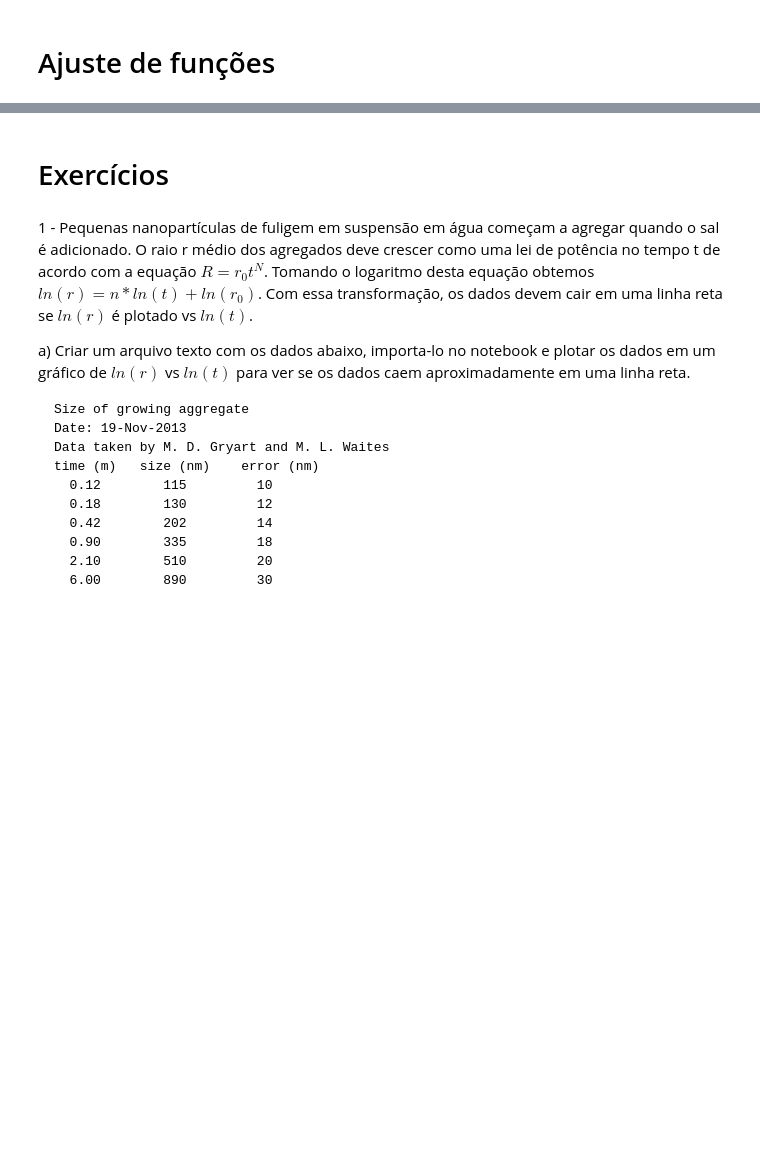
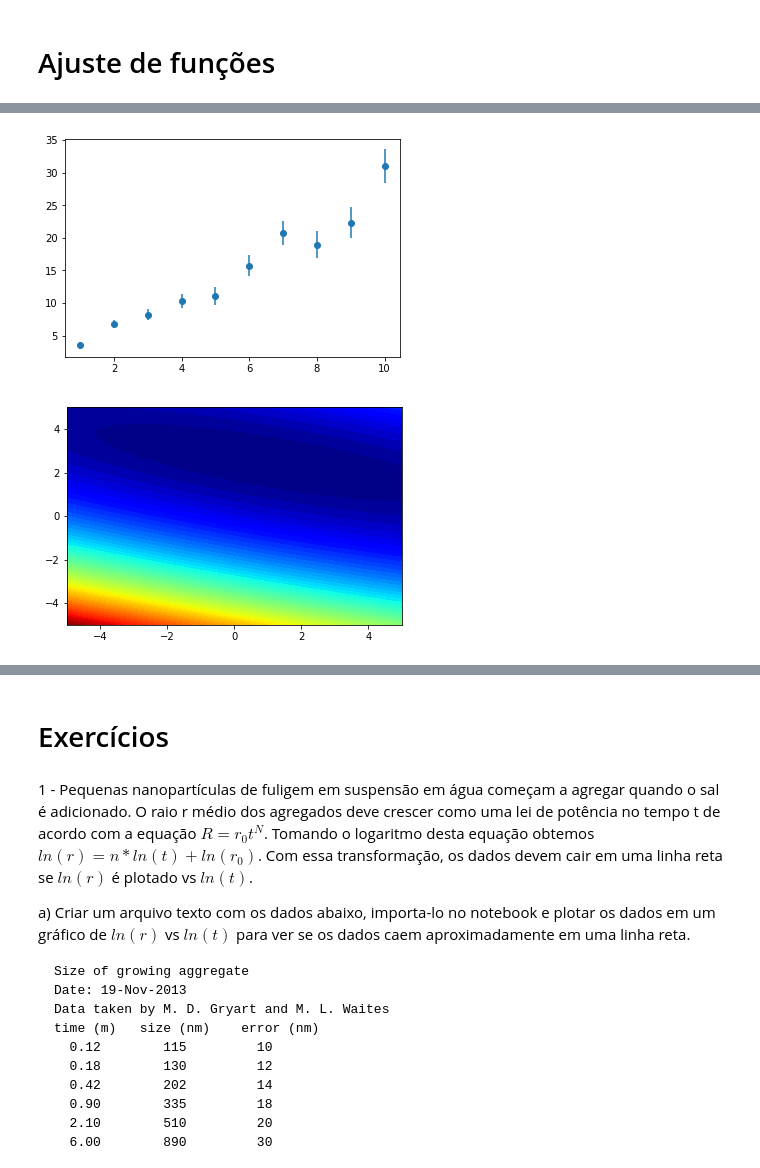
Before and after one commit to hektor-monteiro/python-notebooks, a Jupyter notebook: ajuste-funcao.ipynb, the cells around one changed output, grey strips where cells are left out. Cells and saved outputs as stored; diff of their text form; code cells hidden in the pictures; blank space fills up the shorter version.

```diff
--- a/ajuste-funcao.ipynb
+++ b/ajuste-funcao.ipynb
@@ -24,0 +19,33 @@ O módulo scipy.optimize (manual e documentação aqui: http://docs.scipy.org/do
+# %%
+import numpy as np
+import matplotlib.pyplot as plt
+
+def line(x,a,b):
+    return a*x+b
+
+# define alguns dados
+num_points = 10
+xdata = np.linspace(1., 10., num_points)
+ydata = 2.5*xdata + 1.
+yerr = 0.1 * ydata
+
+ydata = ydata + np.random.randn(num_points) * yerr
+
+plt.errorbar(xdata, ydata, yerr=yerr, fmt='o')
+
+grid_pts = 100
+xpar = np.linspace(-5,5, grid_pts)
+ypar = np.linspace(-5,5, grid_pts)
+
+chi2 = np.zeros((grid_pts,grid_pts))
+for i in range(grid_pts):
+    for j in range(grid_pts):
+        chi2[i,j] = np.sum( (ydata-line(xdata,xpar[i],ypar[j]))**2/yerr**2 )
+
+
+plt.figure()
+plt.contourf(xpar,ypar,chi2,60,cmap='jet')
+plt.show()
+# %% [output]
+[figure, added]
+[figure, added]
```
Also changed, not shown: parts of 8 cells of this notebook.
